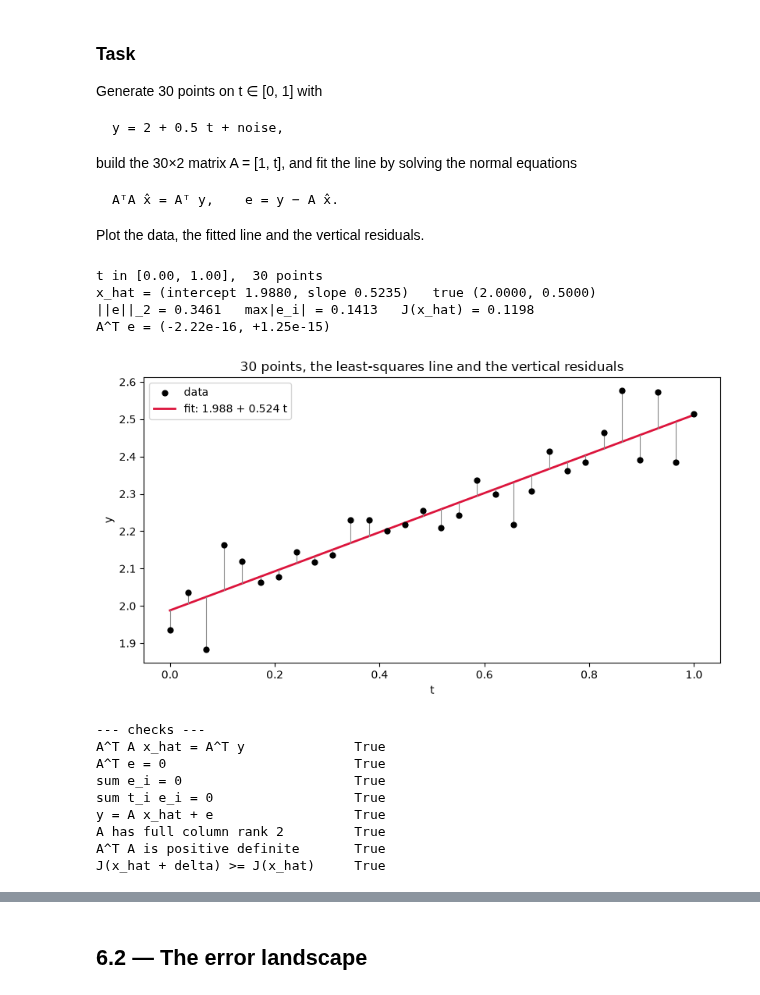
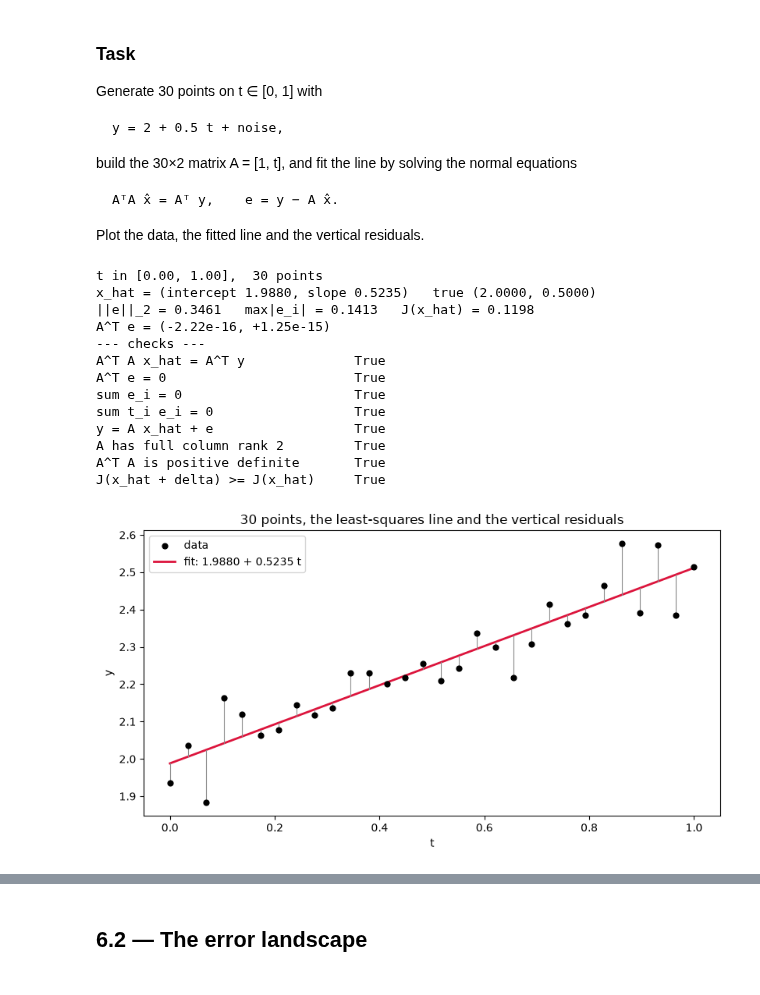
Before and after one commit to jowy-ti/portfolio-LA, a Jupyter notebook: notebooks/Part6.ipynb, the cells around one changed output, grey strips where cells are left out. Saved outputs shown, nothing was run; the diff lists cells and outputs as text; code cells hidden in the pictures.

```diff
--- a/notebooks/Part6.ipynb
+++ b/notebooks/Part6.ipynb
@@ -50,8 +50,9 @@ G_line = A_line.T @ A_line
 J_line = np.sum(e_line ** 2)
 
 print("t in [%.2f, %.2f],  %d points" % (t.min(), t.max(), t.size))
-print("x_hat = (intercept %.4f, slope %.4f)   true (2.0000, 0.5000)"
-      % (x_line[0], x_line[1]))
+inter_s, slope_s = "%.4f" % x_line[0], "%.4f" % x_line[1]
+print("x_hat = (intercept %s, slope %s)   true (2.0000, 0.5000)"
+      % (inter_s, slope_s))
 print("||e||_2 = %.4f   max|e_i| = %.4f   J(x_hat) = %.4f"
       % (np.linalg.norm(e_line), np.abs(e_line).max(), J_line))
 print("A^T e = (%+.2e, %+.2e)" % tuple(A_line.T @ e_line))
@@ -60,47 +61,47 @@ fig, ax = plt.subplots(figsize=(8.2, 4.6))
 ax.scatter(t, y_line, s=24, color="black", zorder=3, label="data")
 tt = np.linspace(t.min(), t.max(), 200)
 ax.plot(tt, x_line[0] + x_line[1] * tt, color="crimson", lw=2,
-        label="fit: %.3f + %.3f t" % (x_line[0], x_line[1]))
+        label="fit: %s + %s t" % (inter_s, slope_s))
 for ti, yi, fi in zip(t, y_line, A_line @ x_line):
     ax.plot([ti, ti], [yi, fi], color="0.55", lw=0.8, zorder=2)
 ax.set_xlabel("t")
 ax.set_ylabel("y")
 ax.set_title("30 points, the least-squares line and the vertical residuals")
 ax.legend()
 fig.tight_layout()
 plt.show()
 
 D = rng.normal(scale=0.1, size=(200, 2))
 J_try = np.sum((A_line @ (x_line + D).T - y_line[:, None]) ** 2, axis=0)
 
 print("--- checks ---")
 checks = {
     "A^T A x_hat = A^T y": np.allclose(G_line @ x_line, A_line.T @ y_line),
     "A^T e = 0": np.allclose(A_line.T @ e_line, 0.0),
     "sum e_i = 0": np.allclose(np.sum(e_line), 0.0),
     "sum t_i e_i = 0": np.allclose(t @ e_line, 0.0),
     "y = A x_hat + e": np.allclose(y_line, A_line @ x_line + e_line),
     "A has full column rank 2": np.linalg.matrix_rank(A_line) == 2,
     "A^T A is positive definite": np.all(np.linalg.eigvalsh(G_line) > 0),
     "J(x_hat + delta) >= J(x_hat)": np.all(J_try >= J_line - 1e-12),
 }
 for name, ok in checks.items():
     print("%-32s %s" % (name, ok))
 # %% [output]
 t in [0.00, 1.00],  30 points
 x_hat = (intercept 1.9880, slope 0.5235)   true (2.0000, 0.5000)
 ||e||_2 = 0.3461   max|e_i| = 0.1413   J(x_hat) = 0.1198
 A^T e = (-2.22e-16, +1.25e-15)
+--- checks ---
+A^T A x_hat = A^T y              True
+A^T e = 0                        True
+sum e_i = 0                      True
+sum t_i e_i = 0                  True
+y = A x_hat + e                  True
+A has full column rank 2         True
+A^T A is positive definite       True
+J(x_hat + delta) >= J(x_hat)     True
-[figure, old version]
+[figure, new version]
---- checks ---
-A^T A x_hat = A^T y              True
-A^T e = 0                        True
-sum e_i = 0                      True
-sum t_i e_i = 0                  True
-y = A x_hat + e                  True
-A has full column rank 2         True
-A^T A is positive definite       True
-J(x_hat + delta) >= J(x_hat)     True
 # %% [markdown]
 ### Explain
 
```
Also changed, not shown: parts of 7 cells of this notebook, 5 other files.
